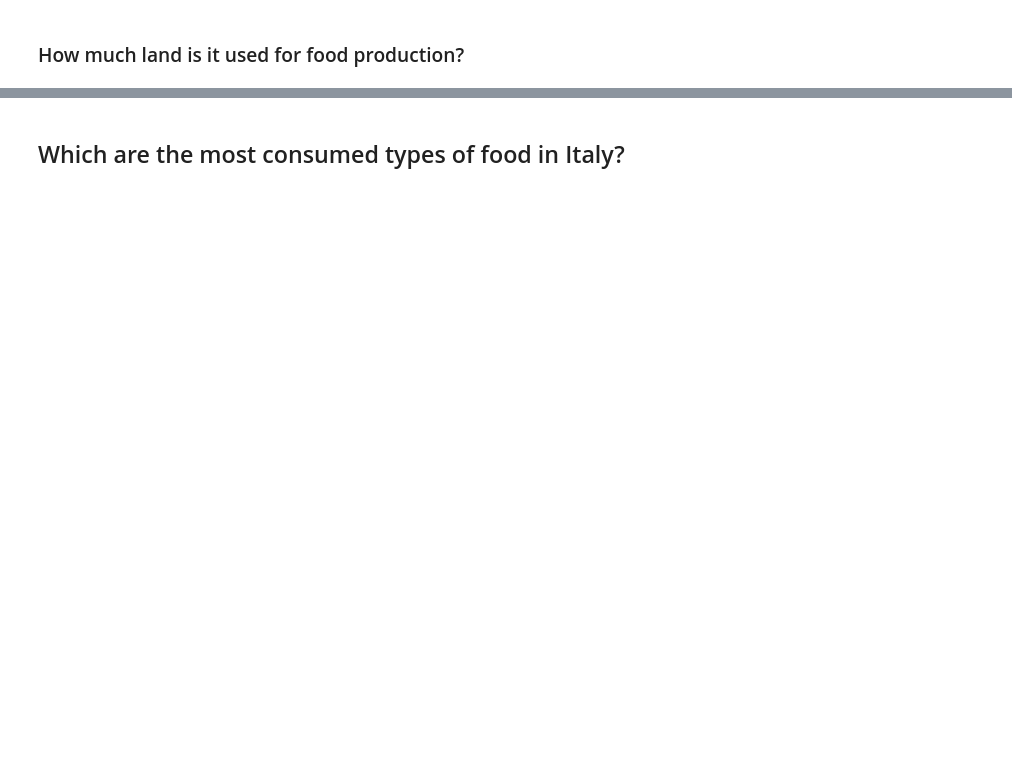
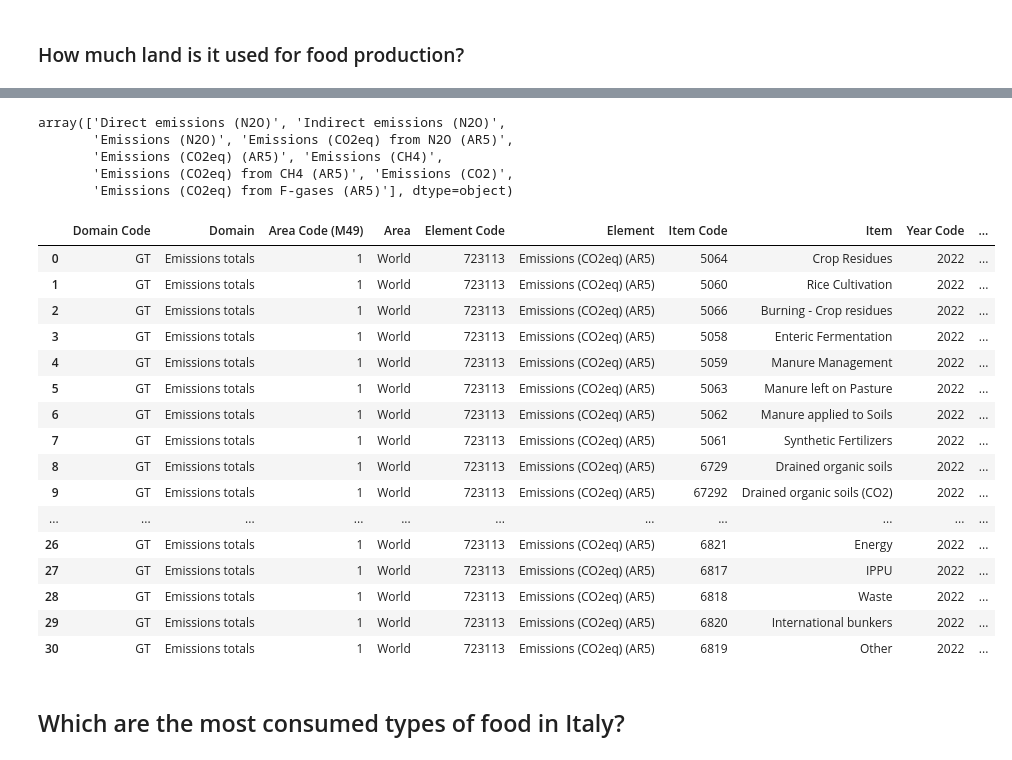
Before and after one commit to TCoaM/TrueCostOfAMeal, a Jupyter notebook: simo_notebook.ipynb, the cells around one changed output, grey strips where cells are left out. Cells and saved outputs as stored; diff of their text form; code cells hidden in the pictures; blank space fills up the shorter version.

```diff
--- a/simo_notebook.ipynb
+++ b/simo_notebook.ipynb
@@ -82,0 +102,3 @@ landuse_data.head(10)
+# %%
+fao_greenhouse_gas_emissions = pd.read_csv("data/FAOSTAT_emission_totals.csv", encoding="utf-8")
+fao_greenhouse_gas_emissions.head(10)
@@ -150,3 +246,45 @@ ax.pie(sizes, labels=labels)
+# %%
+fao_greenhouse_gas_emissions["Element"].unique()
+# %% [output]
+array(['Direct emissions (N2O)', 'Indirect emissions (N2O)',
+       'Emissions (N2O)', 'Emissions (CO2eq) from N2O (AR5)',
+       'Emissions (CO2eq) (AR5)', 'Emissions (CH4)',
+       'Emissions (CO2eq) from CH4 (AR5)', 'Emissions (CO2)',
+       'Emissions (CO2eq) from F-gases (AR5)'], dtype=object)
+# %%
+useful_elements = [
+    "Emissions (CO2eq) from N2O (AR5)",
+    "Emissions (CO2eq) (AR5)",
+    "Emissions (CO2eq) from CH4 (AR5)",
+    "Emissions (CO2)",
+    "Emissions (CO2eq) from F-gases (AR5)",
+]
+
+filtered_fao_emissions = fao_greenhouse_gas_emissions[(fao_greenhouse_gas_emissions["Element"] == useful_elements[1]) &
+                                                      (fao_greenhouse_gas_emissions["Area"] == "World") &
+                                                      (fao_greenhouse_gas_emissions["Year"] == 2022)]
+
+filtered_fao_emissions = filtered_fao_emissions.reset_index(drop=True)
+
+filtered_fao_emissions
+# %% [output]
+|  | Domain Code | Domain | Area Code (M49) | Area | Element Code | Element | Item Code | Item | Year Code | ... |
+| 0 | GT | Emissions totals | 1 | World | 723113 | Emissions (CO2eq) (AR5) | 5064 | Crop Residues | 2022 | ... |
+| 1 | GT | Emissions totals | 1 | World | 723113 | Emissions (CO2eq) (AR5) | 5060 | Rice Cultivation | 2022 | ... |
+| 2 | GT | Emissions totals | 1 | World | 723113 | Emissions (CO2eq) (AR5) | 5066 | Burning - Crop residues | 2022 | ... |
+| 3 | GT | Emissions totals | 1 | World | 723113 | Emissions (CO2eq) (AR5) | 5058 | Enteric Fermentation | 2022 | ... |
+| 4 | GT | Emissions totals | 1 | World | 723113 | Emissions (CO2eq) (AR5) | 5059 | Manure Management | 2022 | ... |
+| 5 | GT | Emissions totals | 1 | World | 723113 | Emissions (CO2eq) (AR5) | 5063 | Manure left on Pasture | 2022 | ... |
+| 6 | GT | Emissions totals | 1 | World | 723113 | Emissions (CO2eq) (AR5) | 5062 | Manure applied to Soils | 2022 | ... |
+| 7 | GT | Emissions totals | 1 | World | 723113 | Emissions (CO2eq) (AR5) | 5061 | Synthetic Fertilizers | 2022 | ... |
+| 8 | GT | Emissions totals | 1 | World | 723113 | Emissions (CO2eq) (AR5) | 6729 | Drained organic soils | 2022 | ... |
+| 9 | GT | Emissions totals | 1 | World | 723113 | Emissions (CO2eq) (AR5) | 67292 | Drained organic soils (CO2) | 2022 | ... |
+| ... | ... | ... | ... | ... | ... | ... | ... | ... | ... | ... |
+| 26 | GT | Emissions totals | 1 | World | 723113 | Emissions (CO2eq) (AR5) | 6821 | Energy | 2022 | ... |
+| 27 | GT | Emissions totals | 1 | World | 723113 | Emissions (CO2eq) (AR5) | 6817 | IPPU | 2022 | ... |
+| 28 | GT | Emissions totals | 1 | World | 723113 | Emissions (CO2eq) (AR5) | 6818 | Waste | 2022 | ... |
+| 29 | GT | Emissions totals | 1 | World | 723113 | Emissions (CO2eq) (AR5) | 6820 | International bunkers | 2022 | ... |
+| 30 | GT | Emissions totals | 1 | World | 723113 | Emissions (CO2eq) (AR5) | 6819 | Other | 2022 | ... |
 # %% [markdown]
 ## Which are the most consumed types of food in Italy?
 # %%
```
Also changed, not shown: parts of 14 cells of this notebook.
